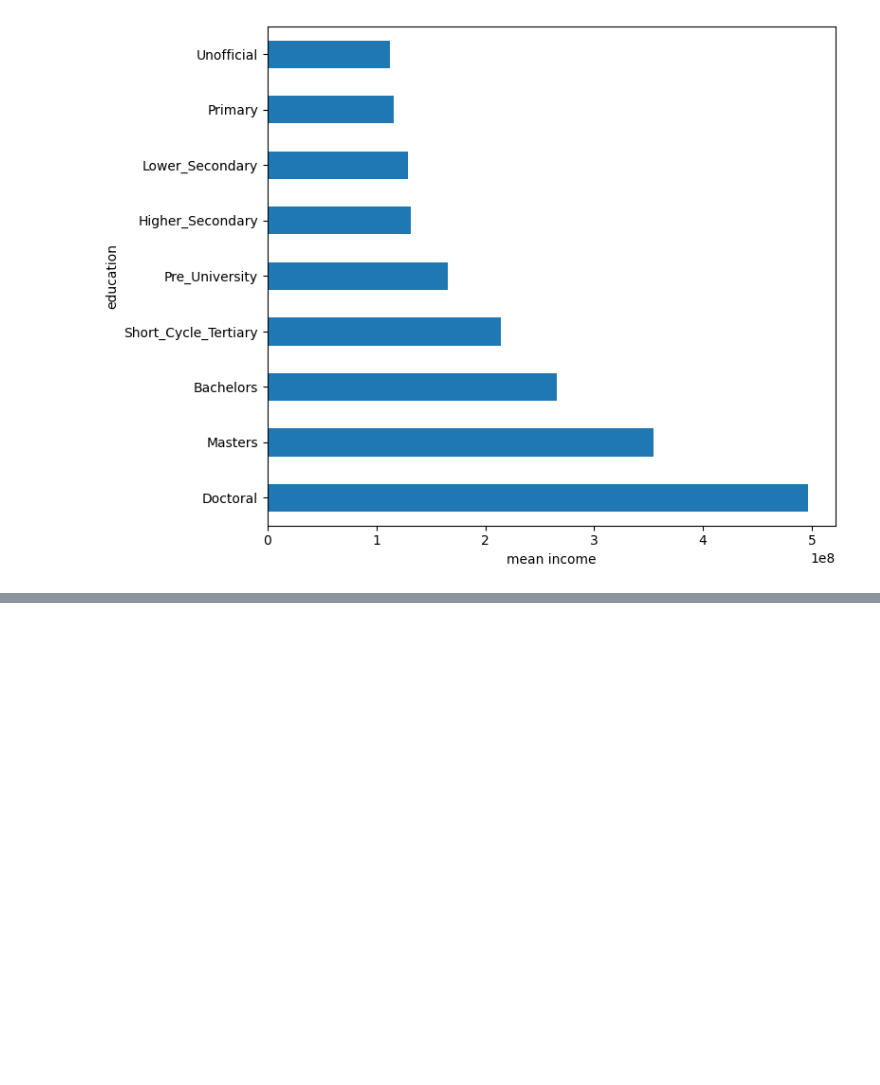
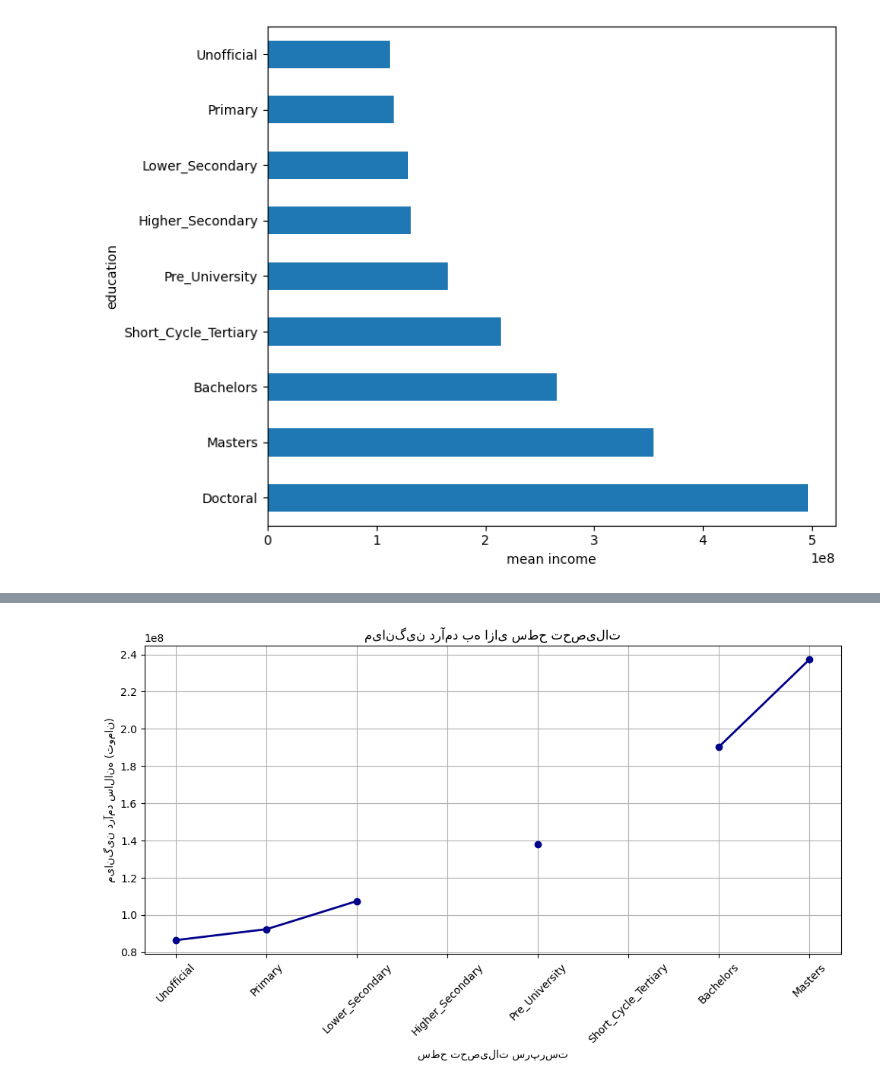
Before and after one commit to MhRezaRahmani/regres, a Jupyter notebook: reg-project2.ipynb, the cells around one changed output, grey strips where cells are left out. Drawn from its saved outputs; the diff is of its cells as text; code cells hidden in the pictures; blank space fills up the shorter version.

```diff
--- a/reg-project2.ipynb
+++ b/reg-project2.ipynb
@@ -248,0 +498,36 @@ plt.show()
+# %%
+import matplotlib.pyplot as plt
+import pandas as pd
+
+# لیست سطح‌های تحصیل به ترتیب منطقی
+valid_levels = [
+    "Unofficial",
+    "Primary",
+    "Lower_Secondary",
+    "Higher_Secondary",
+    "Pre_University",
+    "Short_Cycle_Tertiary",
+    "Bachelors",
+    "Masters",
+    "Doctoral"
+]
+
+# فیلتر فقط سطوح واقعی و مرتب‌سازی شده
+df = df[df["Education_Level"].isin(valid_levels)].copy()
+df["Education_Level"] = pd.Categorical(df["Education_Level"], categories=valid_levels, ordered=True)
+
+# محاسبه میانگین درآمد سالانه برای هر سطح تحصیل
+mean_income = df.groupby("Education_Level")["Annual_Continuous_Income"].mean()
+
+# 📈 رسم نمودار خطی فقط نقاط میانگین
+plt.figure(figsize=(10, 6))
+plt.plot(mean_income.index, mean_income.values, marker='o', color='darkblue', linewidth=2)
+plt.xlabel("سطح تحصیلات سرپرست")
+plt.ylabel("میانگین درآمد سالانه (تومان)")
+plt.title("میانگین درآمد به ازای سطح تحصیلات")
+plt.grid(True)
+plt.xticks(rotation=45)
+plt.tight_layout()
+plt.show()
+# %% [output]
+[figure, added]
```
Also changed, not shown: parts of 21 cells of this notebook.
